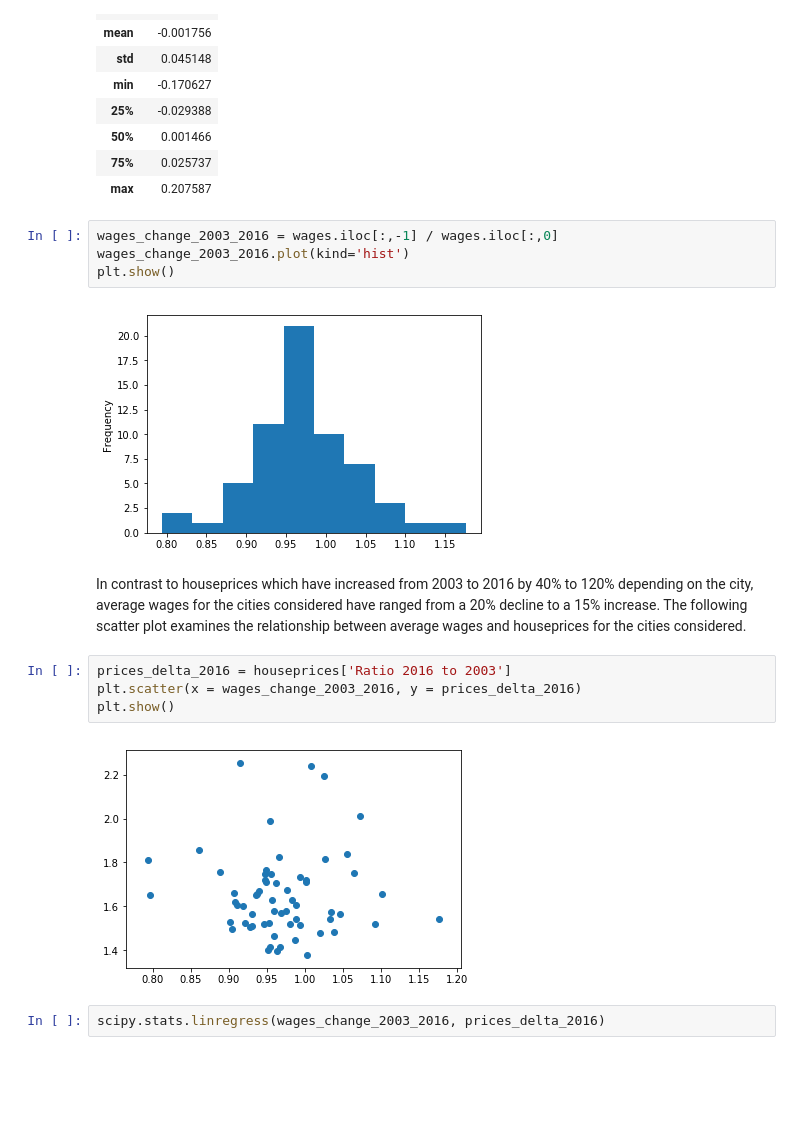
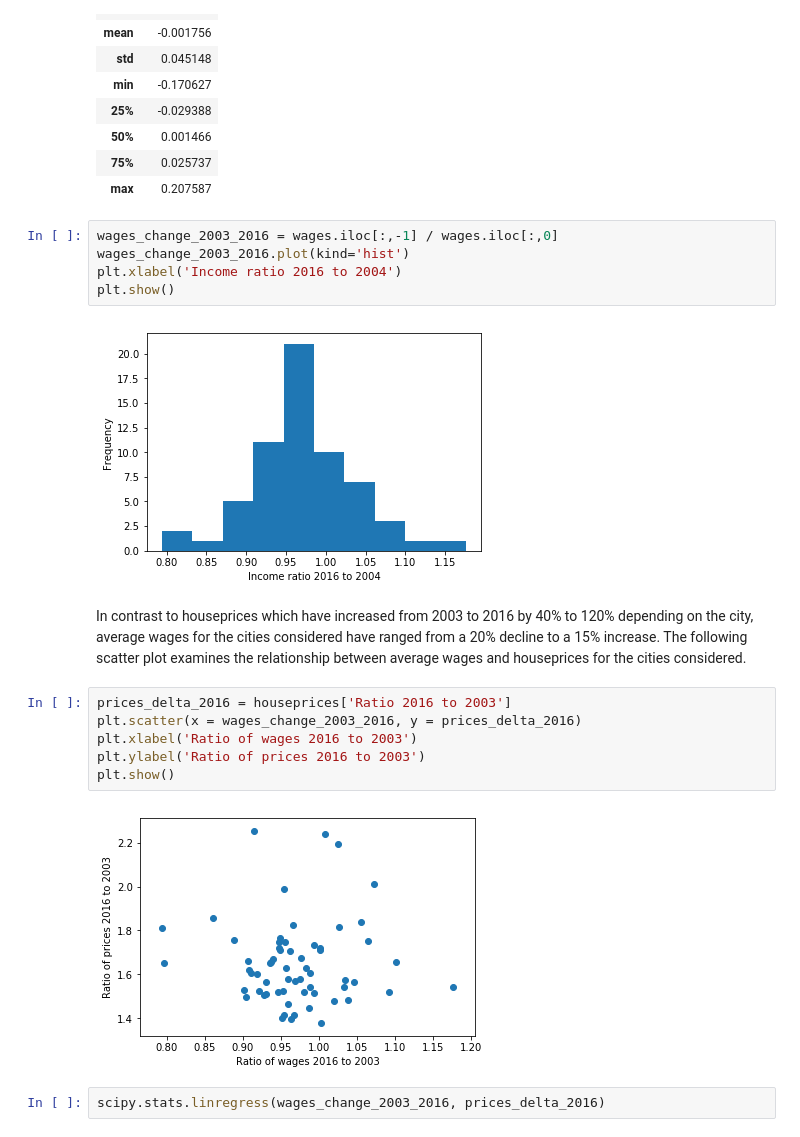
Before and after one commit to IvanTodorovic78/Capstone1, a Jupyter notebook: Capstone1 EDA and Visualizations.ipynb, the cells around one changed output. Cells and saved outputs as stored; diff of their text form; blank space fills up the shorter version.

```diff
--- a/Capstone1 EDA and Visualizations.ipynb
+++ b/Capstone1 EDA and Visualizations.ipynb
@@ -390,17 +455,20 @@ wages_pct_melted.describe()
 # %%
 wages_change_2003_2016 = wages.iloc[:,-1] / wages.iloc[:,0]
 wages_change_2003_2016.plot(kind='hist')
+plt.xlabel('Income ratio 2016 to 2004')
 plt.show()
 # %% [output]
-[figure, old version]
+[figure, new version]
 # %% [markdown]
 In contrast to houseprices which have increased from 2003 to 2016 by 40% to 120% depending on the city, average wages for the cities considered have ranged from a 20% decline to a 15% increase. The following scatter plot examines the relationship between average wages and houseprices for the cities considered.
 # %%
 prices_delta_2016 = houseprices['Ratio 2016 to 2003']
 plt.scatter(x = wages_change_2003_2016, y = prices_delta_2016)
+plt.xlabel('Ratio of wages 2016 to 2003')
+plt.ylabel('Ratio of prices 2016 to 2003')
 plt.show()
 # %% [output]
-[figure, old version]
+[figure, new version]
 # %%
 scipy.stats.linregress(wages_change_2003_2016, prices_delta_2016)
 # %% [output]
```
Also changed, not shown: parts of 66 cells of this notebook.
